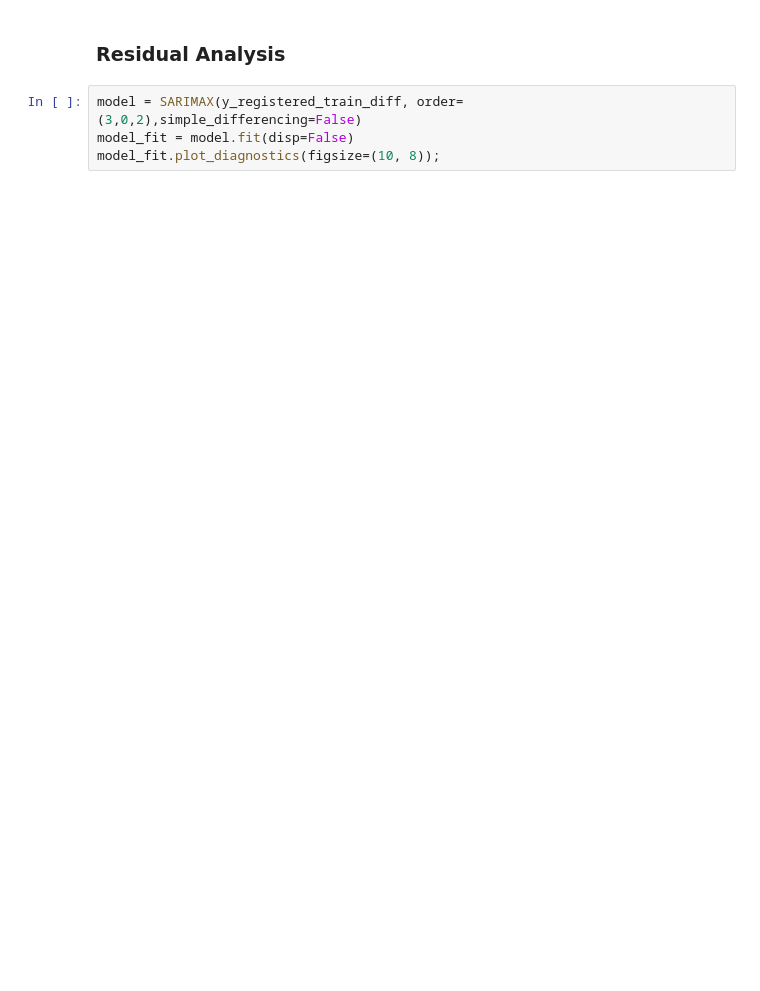
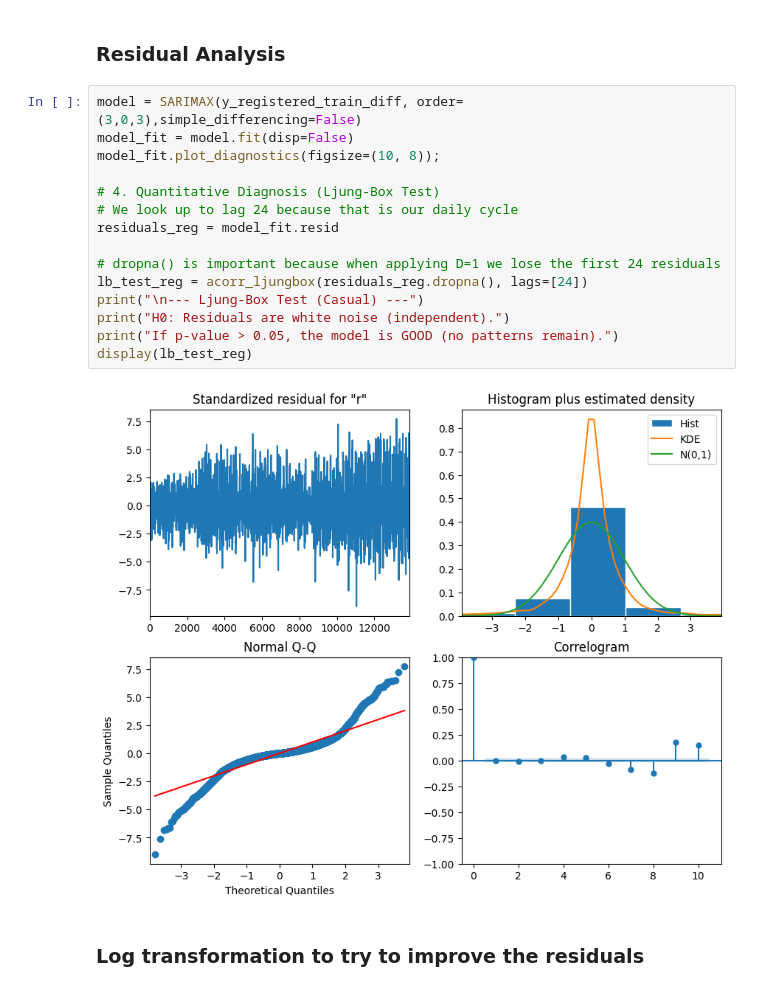
Before and after one commit to ikeiba/bike-sharing-time-series, a Jupyter notebook: project_submission/arma_arima.ipynb, the cells around one changed output. Cells and saved outputs as stored; diff of their text form; blank space fills up the shorter version.

```diff
--- a/project_submission/arma_arima.ipynb
+++ b/project_submission/arma_arima.ipynb
@@ -423,6 +411,21 @@ result_df
 # %% [markdown]
 ### Residual Analysis
 # %%
-model = SARIMAX(y_registered_train_diff, order=(3,0,2),simple_differencing=False)
+model = SARIMAX(y_registered_train_diff, order=(3,0,3),simple_differencing=False)
 model_fit = model.fit(disp=False)
 model_fit.plot_diagnostics(figsize=(10, 8));
+
+# 4. Quantitative Diagnosis (Ljung-Box Test)
+# We look up to lag 24 because that is our daily cycle
+residuals_reg = model_fit.resid
+
+# dropna() is important because when applying D=1 we lose the first 24 residuals
+lb_test_reg = acorr_ljungbox(residuals_reg.dropna(), lags=[24])
+print("\n--- Ljung-Box Test (Casual) ---")
+print("H0: Residuals are white noise (independent).")
+print("If p-value > 0.05, the model is GOOD (no patterns remain).")
+display(lb_test_reg)
+# %% [output]
+[figure, added]
+# %% [markdown]
+### Log transformation to try to improve the residuals
```
Also changed, not shown: parts of 31 cells of this notebook.
